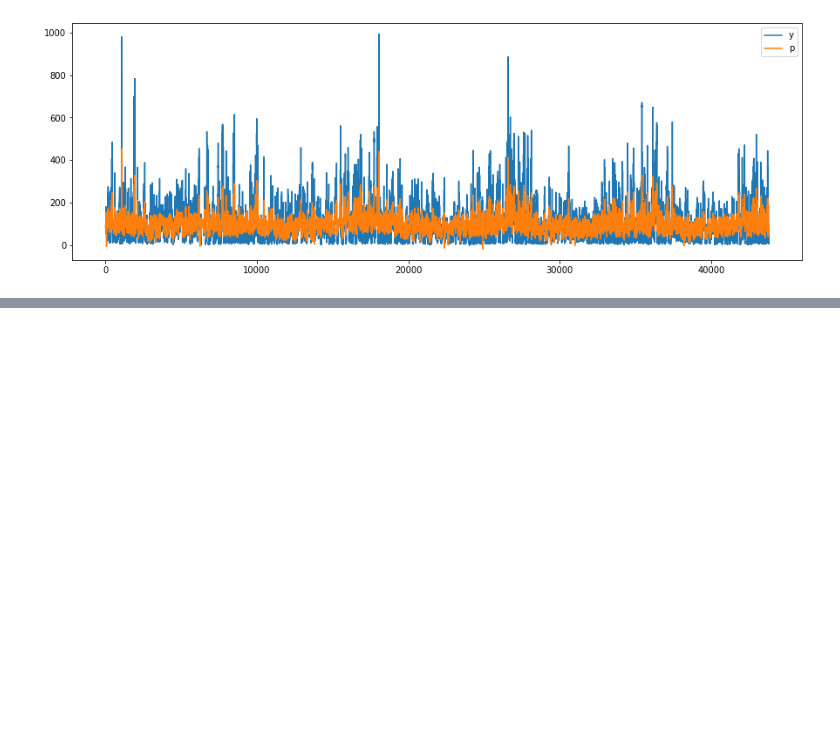
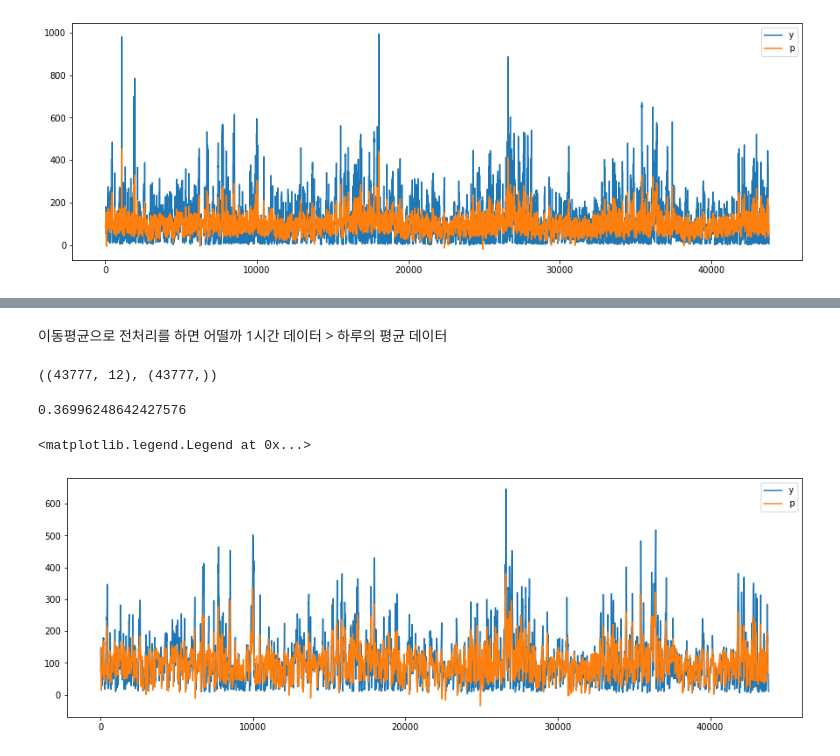
Before and after one commit to sogangori/NH_machine_learning, a Jupyter notebook: day7_time_series.ipynb, the cells around one changed output, grey strips where cells are left out. Cells and saved outputs as stored; diff of their text form; code cells hidden in the pictures; blank space fills up the shorter version.

```diff
--- a/day7_time_series.ipynb
+++ b/day7_time_series.ipynb
@@ -105,0 +121,25 @@ df.boxplot()
+# %% [markdown]
+이동평균으로 전처리를 하면 어떨까
+1시간 데이터 > 하루의 평균 데이터
+# %%
+df_rolling = df_dum.rolling(window=24).mean().dropna()
+x = df_rolling.iloc[:-24]
+y = df_rolling.iloc[24:]['pm2.5']
+x.shape, y.shape
+# %% [output]
+((43777, 12), (43777,))
+# %%
+from sklearn.linear_model import LinearRegression
+model = LinearRegression().fit(x,y)
+model.score(x, y) # 0.18 > 3.7  상승
+# %% [output]
+0.36996248642427576
+# %%
+import matplotlib.pyplot as plt
+plt.figure(figsize=(15,5))
+plt.plot(y, label='y')
+plt.plot(model.predict(x), label='p')
+plt.legend()
+# %% [output]
+<matplotlib.legend.Legend at 0x...>
+[figure, added]
```
Also changed, not shown: parts of 19 cells of this notebook.
